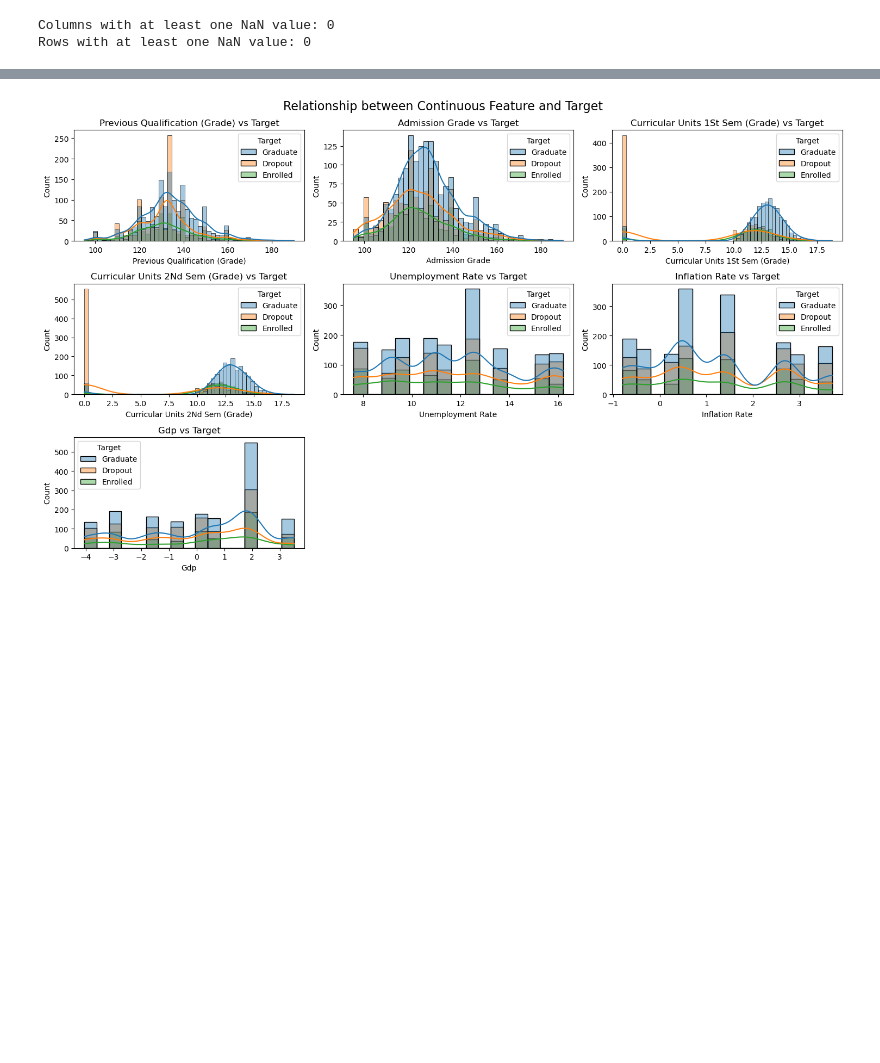
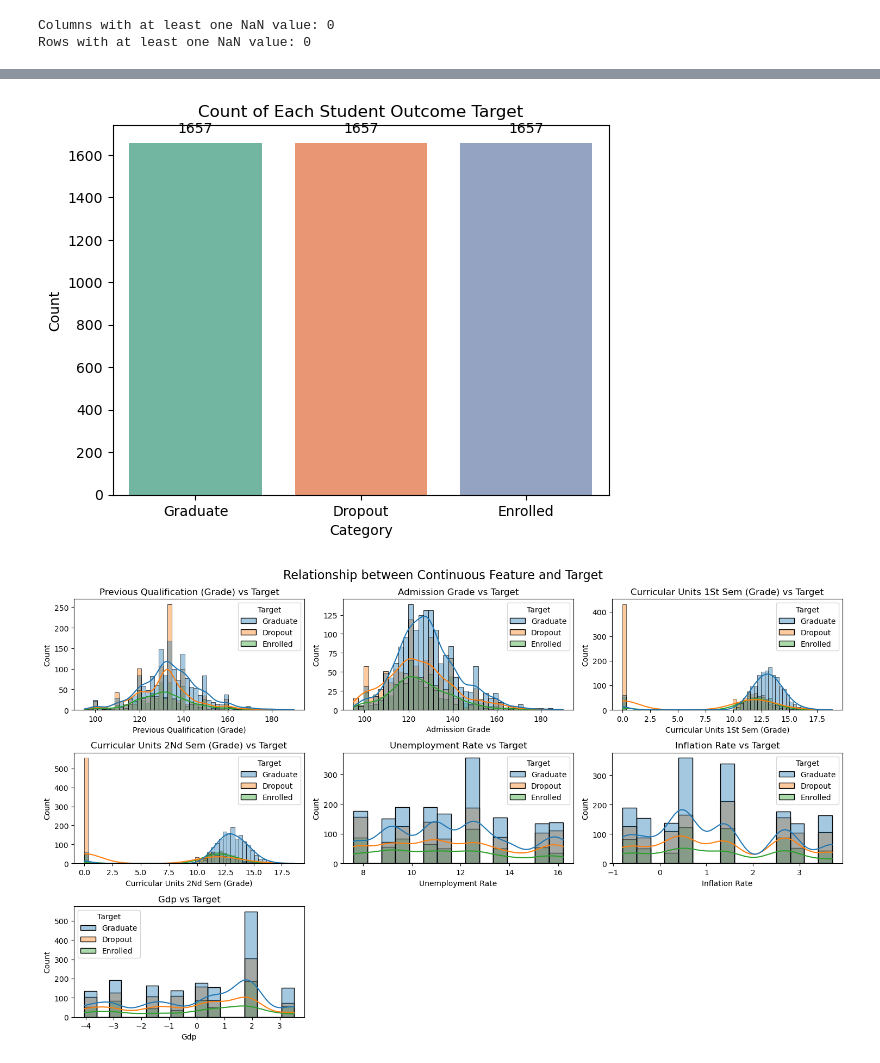
Before and after one commit to Siri-Gith1/CSCI109A_HW5, a Jupyter notebook: cs1090a_hw5.ipynb, the cells around one changed output, grey strips where cells are left out. Saved outputs shown, nothing was run; the diff lists cells and outputs as text; code cells hidden in the pictures; blank space fills up the shorter version.

Commit message:
add SMOTE

```diff
--- a/cs1090a_hw5.ipynb
+++ b/cs1090a_hw5.ipynb
@@ -271,0 +290,8 @@ Rows with at least one NaN value: 0
+# %%
+#using SMOTE to balance the data.
+
+smote = SMOTE(sampling_strategy='auto')
+xtrain_resampled, ytrain_resampled = smote.fit_resample(xtrain, ytrain)
+
+print("Before SMOTE:", ytrain.value_counts())
+print("\nAfter SMOTE:",ytrain_resampled.value_counts())
@@ -272,3 +310,21 @@ Rows with at least one NaN value: 0
+# %%
+#Post SMOTE
+
+sns.countplot(data=ytrain_resampled,x='Target',hue = 'Target',palette = 'Set2')
+plt.title("Count of Each Student Outcome Target")
+plt.xlabel("Category")
+plt.ylabel("Count")
+
+for p in plt.gca().patches:
+    plt.gca().annotate(
+        f'{int(p.get_height())}',  # The text annotation
+        (p.get_x() + p.get_width() / 2., p.get_height()),  # Position
+        ha='center', va='bottom', fontsize=10, color='black', xytext=(0, 5),
+        textcoords='offset points'  # Offset for better positioning
+    )
+plt.show()
+# %% [output]
+[figure, added]
 # %%
 
 #Continuous feature plot
```
Also changed, not shown: parts of 6 cells of this notebook.
